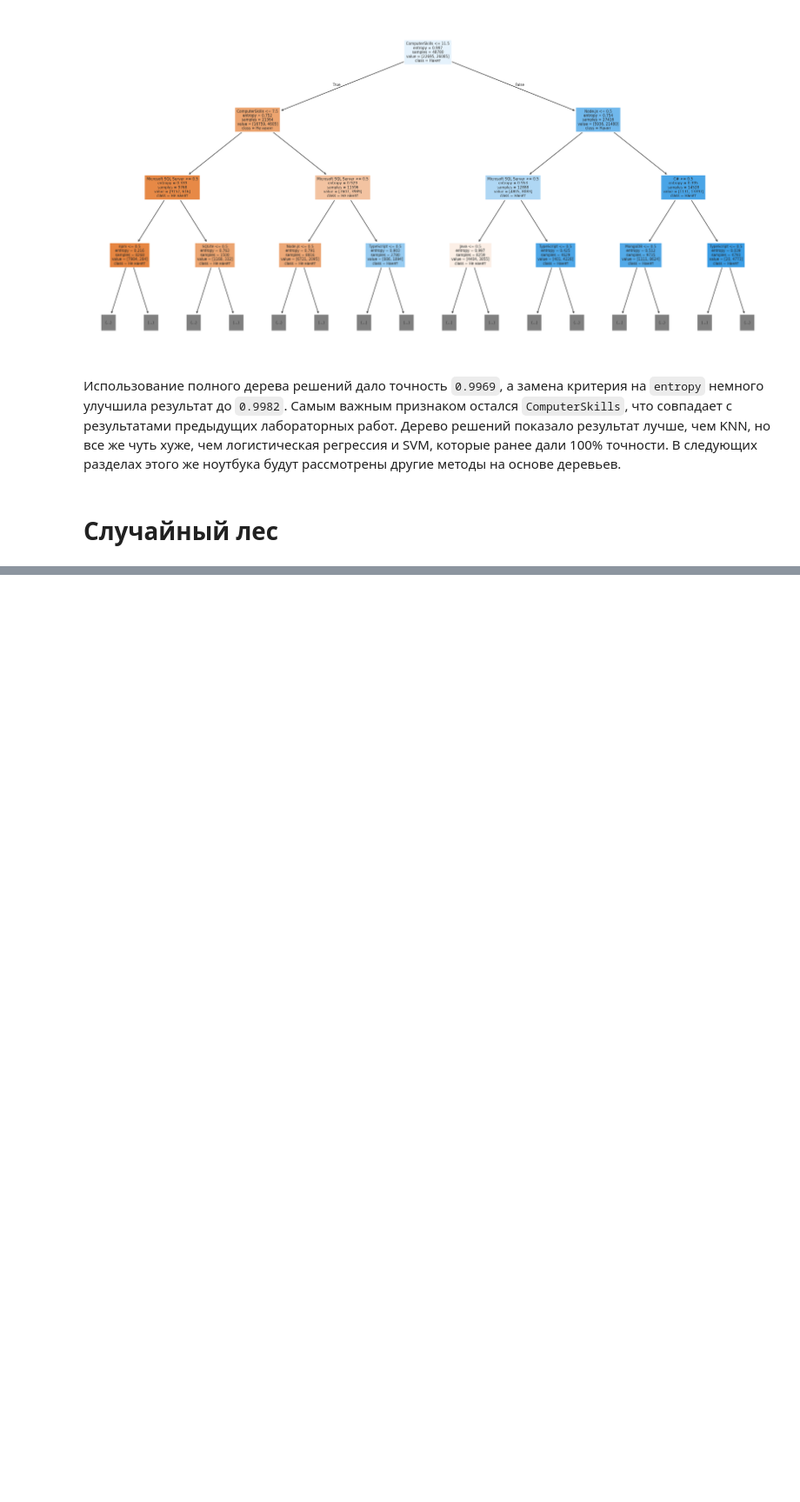
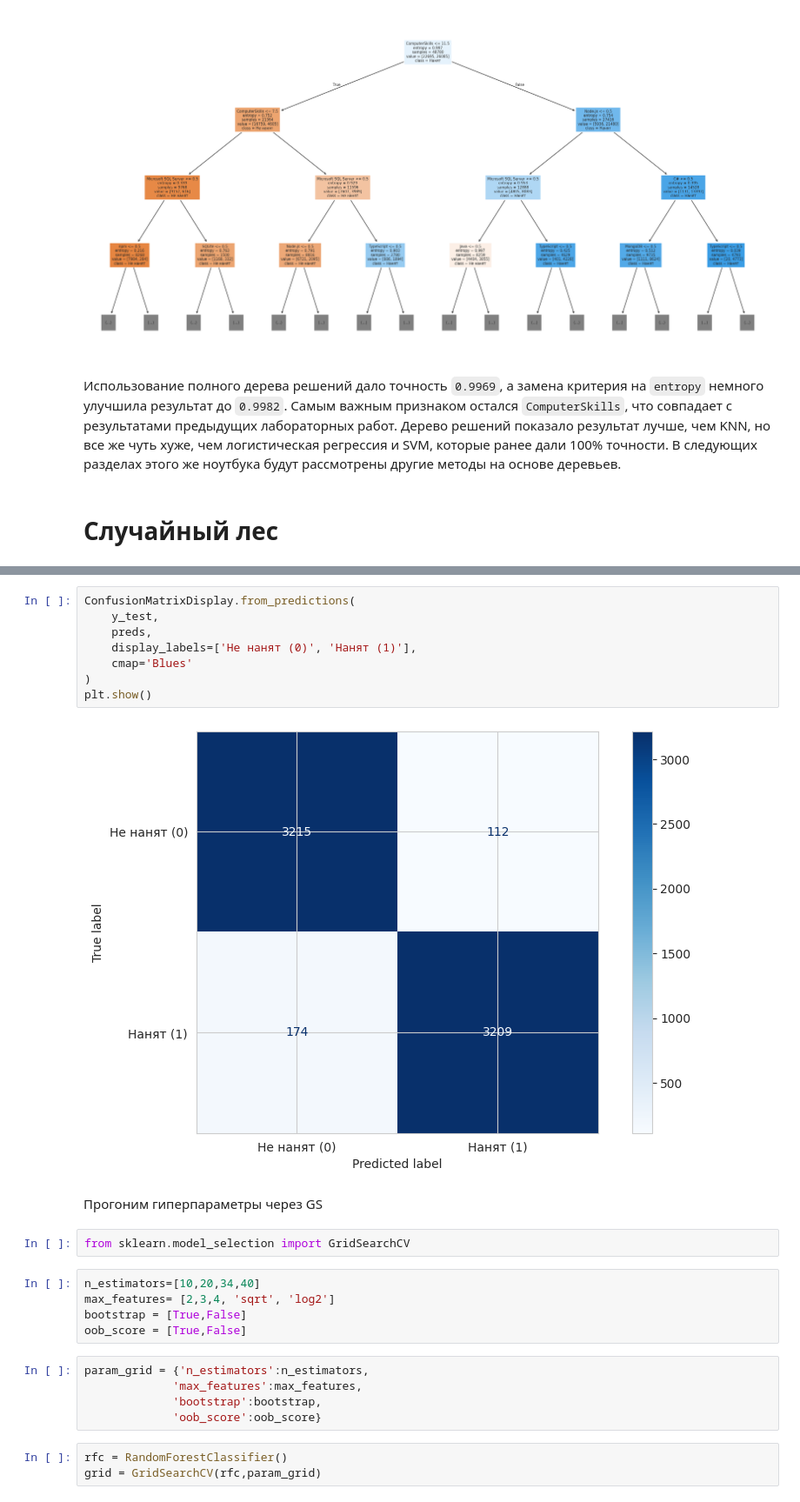
Before and after one commit to tixomirof/mo2_team_colabs, a Jupyter notebook: МО2_Команда2_Лаб06_v1.ipynb, the cells around one changed output, grey strips where cells are left out. Shown at 87% size. Drawn from its saved outputs; the diff is of its cells as text; blank space fills up the shorter version.

```diff
--- a/МО2_Команда2_Лаб06_v1.ipynb
+++ b/МО2_Команда2_Лаб06_v1.ipynb
@@ -322,0 +358,27 @@ weighted avg       1.00      1.00      1.00     20906
+# %%
+ConfusionMatrixDisplay.from_predictions(
+    y_test,
+    preds,
+    display_labels=['Не нанят (0)', 'Нанят (1)'],
+    cmap='Blues'
+)
+plt.show()
+# %% [output]
+[figure, added]
+# %% [markdown]
+Прогоним гиперпараметры через GS
+# %%
+from sklearn.model_selection import GridSearchCV
+# %%
+n_estimators=[10,20,34,40]
+max_features= [2,3,4, 'sqrt', 'log2']
+bootstrap = [True,False]
+oob_score = [True,False]
+# %%
+param_grid = {'n_estimators':n_estimators,
+             'max_features':max_features,
+             'bootstrap':bootstrap,
+             'oob_score':oob_score}
+# %%
+rfc = RandomForestClassifier()
+grid = GridSearchCV(rfc,param_grid)
```
Also changed, not shown: parts of 23 cells of this notebook.
